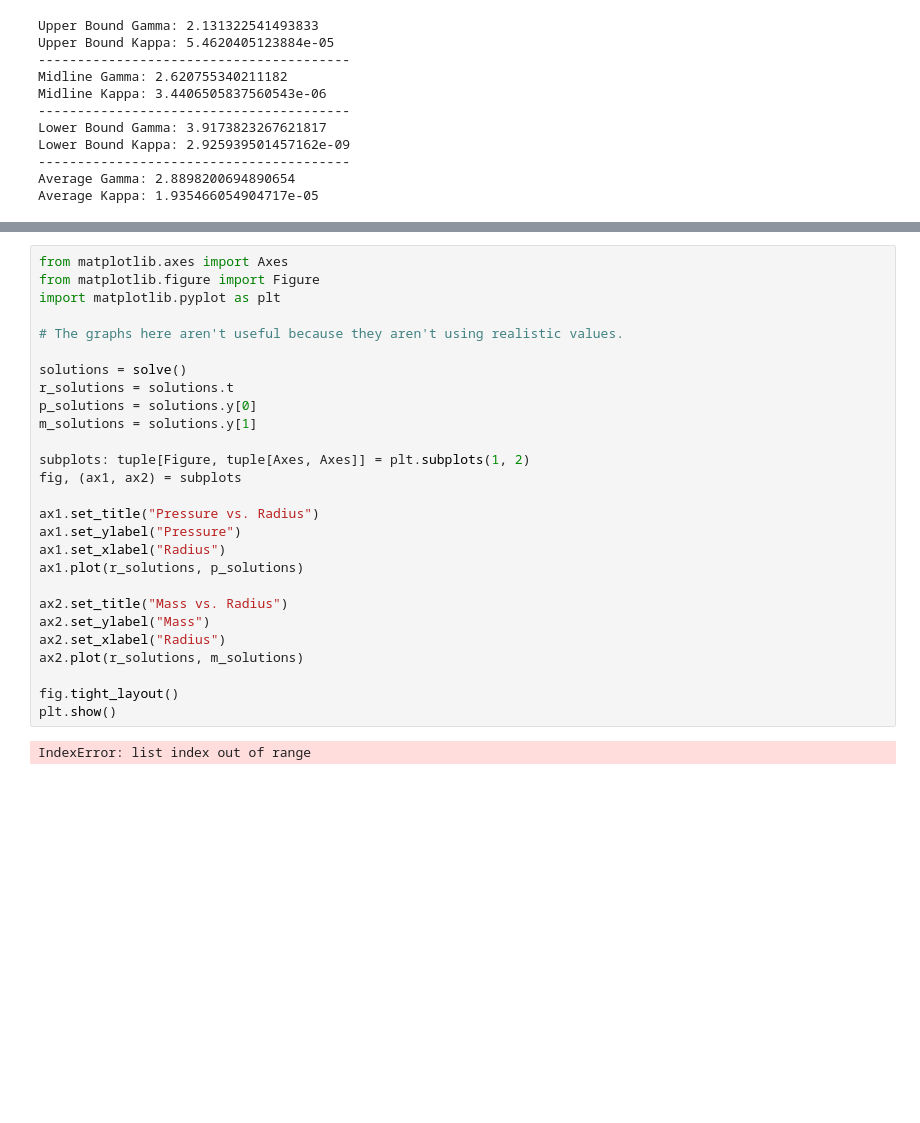
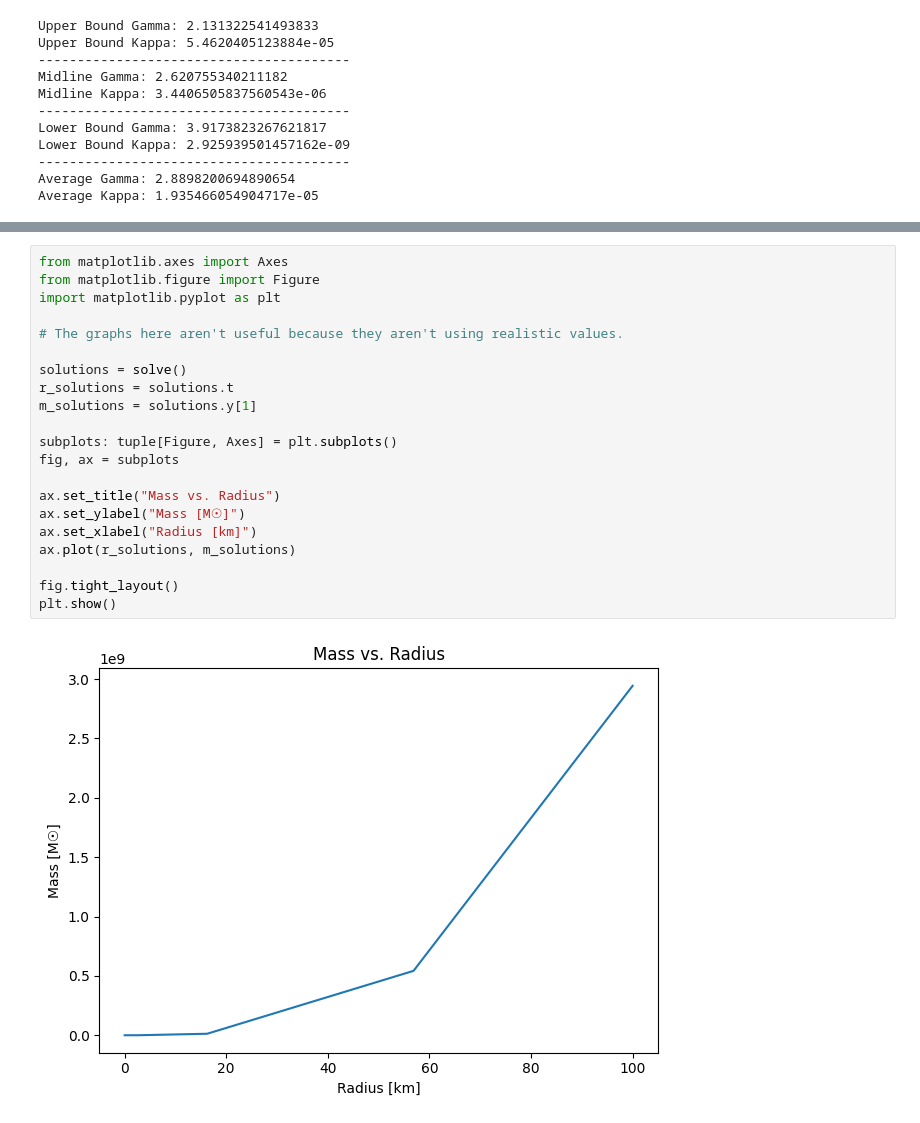
Before and after one commit to EHMD28/learn-scipy, a Jupyter notebook: tov/tov.ipynb, the cells around one changed output, grey strips where cells are left out. Saved outputs shown, nothing was run; the diff lists cells and outputs as text; blank space fills up the shorter version.

```diff
--- a/tov/tov.ipynb
+++ b/tov/tov.ipynb
@@ -183,29 +205,23 @@ def solve():
 # %%
 from matplotlib.axes import Axes
 from matplotlib.figure import Figure
 import matplotlib.pyplot as plt
 
 # The graphs here aren't useful because they aren't using realistic values.
 
 solutions = solve()
 r_solutions = solutions.t
-p_solutions = solutions.y[0]
 m_solutions = solutions.y[1]
 
-subplots: tuple[Figure, tuple[Axes, Axes]] = plt.subplots(1, 2)
-fig, (ax1, ax2) = subplots
+subplots: tuple[Figure, Axes] = plt.subplots()
+fig, ax = subplots
 
-ax1.set_title("Pressure vs. Radius")
-ax1.set_ylabel("Pressure")
-ax1.set_xlabel("Radius")
-ax1.plot(r_solutions, p_solutions)
-
-ax2.set_title("Mass vs. Radius")
-ax2.set_ylabel("Mass")
-ax2.set_xlabel("Radius")
-ax2.plot(r_solutions, m_solutions)
+ax.set_title("Mass vs. Radius")
+ax.set_ylabel("Mass [M☉]")
+ax.set_xlabel("Radius [km]")
+ax.plot(r_solutions, m_solutions)
 
 fig.tight_layout()
 plt.show()
 # %% [output]
-IndexError: list index out of range
+[figure, added]
```
Also changed, not shown: parts of 4 cells of this notebook, 1 other file.
